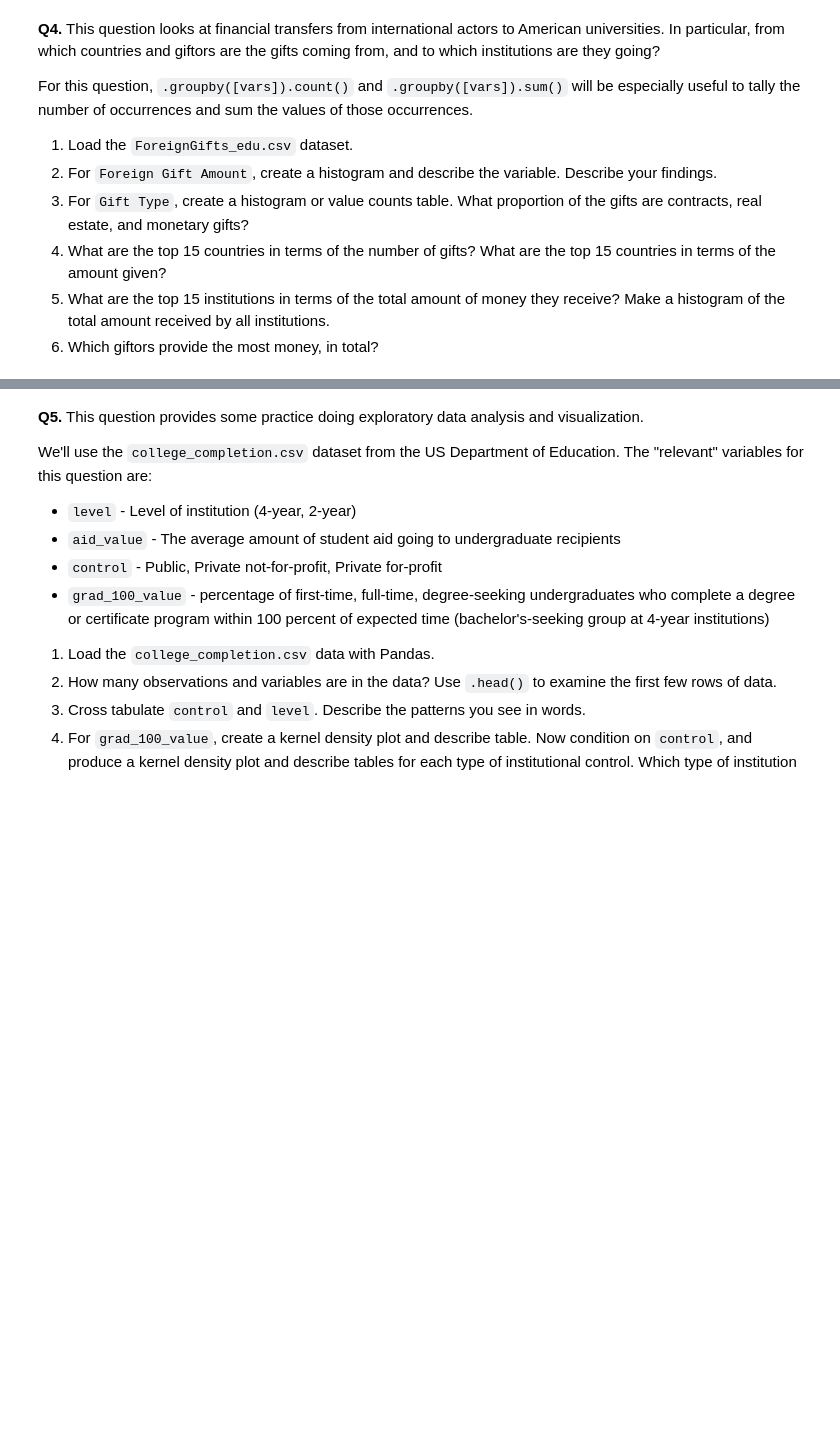
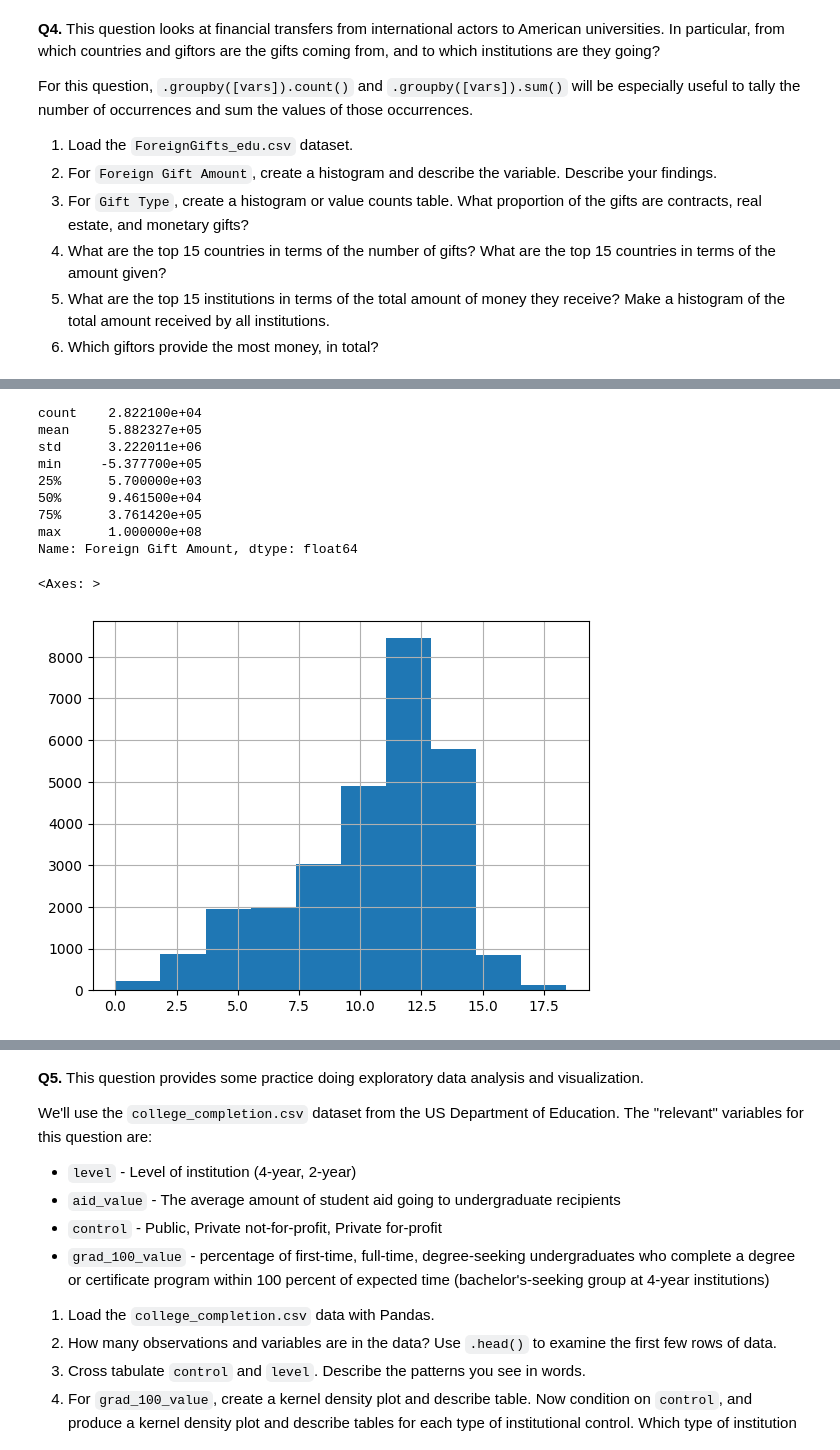
Before and after one commit to NickLarsonUVA/DS3001-programming, a Jupyter notebook: assignment/01_assignment_wrangling_and_eda.ipynb, the cells around one changed output, grey strips where cells are left out. Drawn from its saved outputs; the diff is of its cells as text; code cells hidden in the pictures; blank space fills up the shorter version.

```diff
--- a/assignment/01_assignment_wrangling_and_eda.ipynb
+++ b/assignment/01_assignment_wrangling_and_eda.ipynb
@@ -288,3 +282,7 @@ For this question, `.groupby([vars]).count()` and `.groupby([vars]).sum()` will
 4. What are the top 15 countries in terms of the number of gifts? What are the top 15 countries in terms of the amount given?
 5. What are the top 15 institutions in terms of the total amount of money they receive? Make a histogram of the total amount received by all institutions.
 6. Which giftors provide the most money, in total?
+# %%
+# Q4 - 1
+df = pd.read_csv('/content/data/ForeignGifts_edu.csv')
+df.head()
@@ -290,0 +296,19 @@ For this question, `.groupby([vars]).count()` and `.groupby([vars]).sum()` will
+# %%
+# Q4 - 2
+print(df['Foreign Gift Amount'].describe())
+df['gift_ln'] = np.log(df['Foreign Gift Amount'])
+df['gift_ln'].hist() #turned it into log to look at it easier
+
+#Most foreign gifts are relatively small (median ≈ $94,615), but a few extremely large donations, up to $100 million, make the distribution highly skewed.
+# %% [output]
+count    2.822100e+04
+mean     5.882327e+05
+std      3.222011e+06
+min     -5.377700e+05
+25%      5.700000e+03
+50%      9.461500e+04
+75%      3.761420e+05
+max      1.000000e+08
+Name: Foreign Gift Amount, dtype: float64
+<Axes: >
+[figure, added]
```
Also changed, not shown: parts of 6 cells of this notebook.
